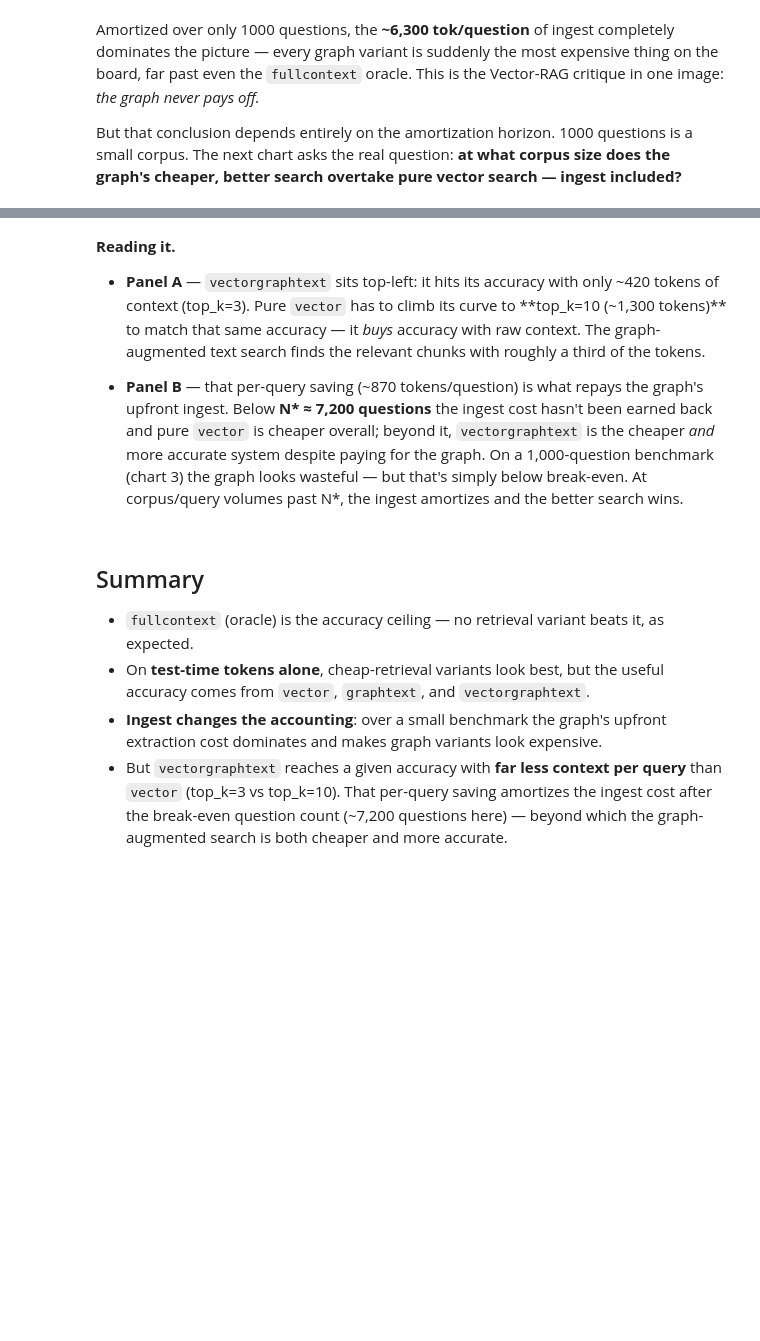
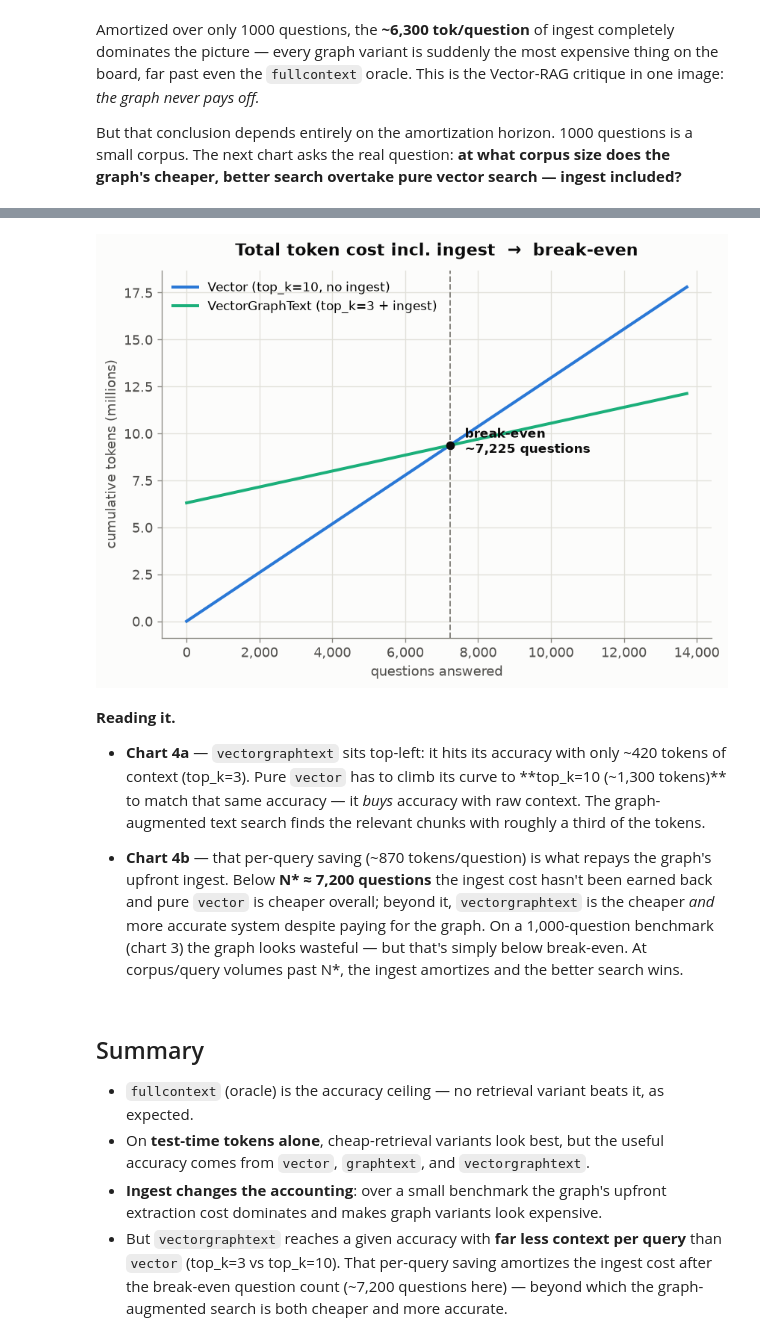
Before and after one commit to lugoll/AgenticMemoryProject, a Jupyter notebook: notebooks/final_results.ipynb, the cells around one changed output, grey strips where cells are left out. Drawn from its saved outputs; the diff is of its cells as text; code cells hidden in the pictures; blank space fills up the shorter version.

```diff
--- a/notebooks/final_results.ipynb
+++ b/notebooks/final_results.ipynb
@@ -267,12 +308,36 @@ per-query saving: 872 tok  ->  break-even at N* = 7,225 questions
+# %%
+# ---- Chart 4b: cumulative tokens incl. ingest -> break-even ----
+# (reuses v_tok, vg_tok, v_topk, Nstar from the cell above)
+N = np.linspace(0, Nstar * 1.9, 400)
+vec_cum = N * v_tok / 1e6
+vg_cum  = (INGEST_TOKENS + N * vg_tok) / 1e6
+
+fig, axB = plt.subplots(figsize=(7.2, 5.2))
+axB.plot(N, vec_cum, color=VARIANT_COLOR["vector"], lw=2.4,
+         label=f"Vector (top_k={v_topk}, no ingest)", zorder=3)
+axB.plot(N, vg_cum,  color=VARIANT_COLOR["vectorgraphtext"], lw=2.4,
+         label="VectorGraphText (top_k=3 + ingest)", zorder=3)
+axB.axvline(Nstar, color=MUTED, ls="--", lw=1.2, zorder=2)
+axB.scatter([Nstar], [(INGEST_TOKENS + Nstar * vg_tok) / 1e6], color=INK, s=36, zorder=4)
+axB.annotate(f"break-even\n~{Nstar:,.0f} questions", (Nstar, (INGEST_TOKENS + Nstar * vg_tok) / 1e6),
+             xytext=(12, -6), textcoords="offset points", fontsize=10, color=INK, fontweight="bold")
+axB.set_xlabel("questions answered")
+axB.set_ylabel("cumulative tokens (millions)")
+axB.set_title("Total token cost incl. ingest  →  break-even")
+axB.legend(loc="upper left")
+axB.xaxis.set_major_formatter(mticker.FuncFormatter(lambda x, _: f"{x:,.0f}"))
+plt.tight_layout(); plt.show()
+# %% [output]
+[figure, added]
 # %% [markdown]
 **Reading it.**
 
-- **Panel A** — `vectorgraphtext` sits top-left: it hits its accuracy with only ~420 tokens of
+- **Chart 4a** — `vectorgraphtext` sits top-left: it hits its accuracy with only ~420 tokens of
   context (top_k=3). Pure `vector` has to climb its curve to **top_k=10 (~1,300 tokens)** to match
   that same accuracy — it *buys* accuracy with raw context. The graph-augmented text search finds
   the relevant chunks with roughly a third of the tokens.
 
-- **Panel B** — that per-query saving (~870 tokens/question) is what repays the graph's upfront
+- **Chart 4b** — that per-query saving (~870 tokens/question) is what repays the graph's upfront
   ingest. Below **N\* ≈ 7,200 questions** the ingest cost hasn't been earned back and pure `vector`
   is cheaper overall; beyond it, `vectorgraphtext` is the cheaper *and* more accurate system despite
   paying for the graph. On a 1,000-question benchmark (chart 3) the graph looks wasteful — but that's
```
Also changed, not shown: parts of 8 cells of this notebook.
